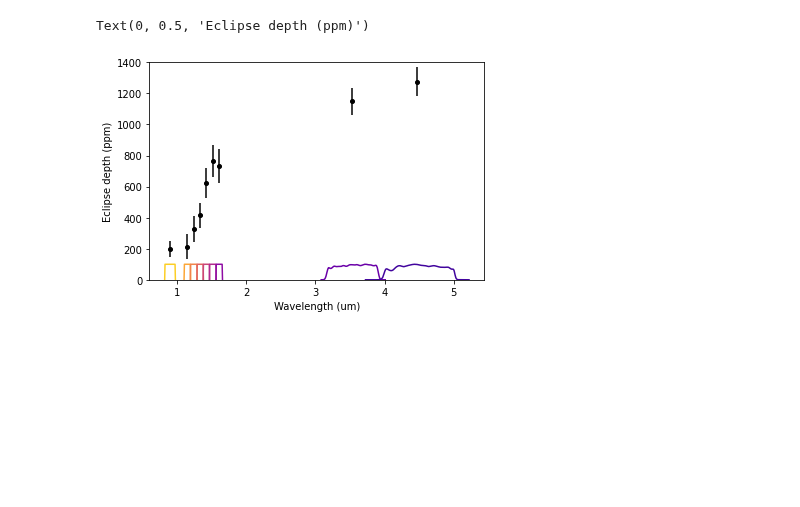
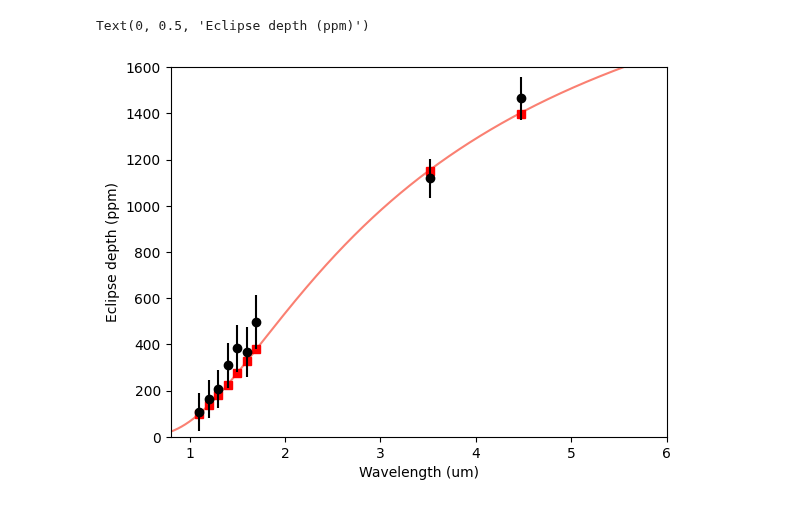
Before and after one commit to pcubillos/pyratbay, a Jupyter notebook: docs/cookbooks/passbands.ipynb, the cells around one changed output. Cells and saved outputs as stored; diff of their text form; code cells hidden in the pictures; blank space fills up the shorter version.

```diff
--- a/docs/cookbooks/passbands.ipynb
+++ b/docs/cookbooks/passbands.ipynb
@@ -174,19 +157,41 @@ spitzer_irac2_sa  4.47     1275.0 +/-  92.0
-# %%
-# Plot the data and passbands:
-nbands = len(bands)
-colors = [plt.cm.plasma_r(0.1 + 0.1*i) for i in range(nbands)]
-bands_wl = [band.wl0 for band in bands]
-
-plt.figure(10)
-plt.clf()
-plt.errorbar(bands_wl, depths/pc.ppm, uncerts/pc.ppm, fmt='ok', ms=4.0)
-for i,band in enumerate(bands):
-    response = band.response / np.amax(band.response) * 100
-    plt.plot(band.wl, response, color=colors[i])
-
-plt.ylim(0, 1400)
-plt.xlabel('Wavelength (um)')
-plt.ylabel('Eclipse depth (ppm)')
-# %% [output]
-Text(0, 0.5, 'Eclipse depth (ppm)')
-[figure, removed]
+# %%
+import pyratbay.io as io
+
+# Say, I have a planet and star with these properties:
+tstar = 6700.0
+tplanet = 2100.0
+rprs = 1.60 * pc.rjup / (1.81 * pc.rsun)
+
+
+# Load passbands and observations info:
+bands, depths, uncerts = io.read_observations('observations.dat')
+band_wl = [band.wl0 for band in bands]
+# Evaluate passbands at given spectral array:
+wl = ps.constant_resolution_spectrum(0.5, 6.0, resolution=1000.0)
+for band in bands:
+    band.set_sampling(wl=wl)
+
+
+# Compute the planet-to-star flux ratios
+bb_star = ps.bbflux(wn=1/(wl*pc.um), teff=tstar)
+bandflux_star = np.array([band.integrate(bb_star) for band in bands])
+
+bb_spectrum = ps.bbflux(wn=1/(wl*pc.um), teff=tplanet)
+bandflux = np.array([band.integrate(bb_spectrum) for band in bands])
+
+flux_ratio = bandflux / bandflux_star * rprs**2.0
+model = bb_spectrum/bb_star * rprs**2
+
+
+plt.figure(10)
+plt.clf()
+plt.plot(wl, model/pc.ppm, color='salmon')
+plt.plot(band_wl, flux_ratio/pc.ppm, 's', color='red')
+plt.errorbar(band_wl, depths/pc.ppm, uncerts/pc.ppm, fmt='ok')
+plt.ylim(0, 1600)
+plt.xlim(0.8, 6.0)
+plt.xlabel('Wavelength (um)')
+plt.ylabel('Eclipse depth (ppm)')
+# %% [output]
+Text(0, 0.5, 'Eclipse depth (ppm)')
+[figure, added]
```
Also changed, not shown: parts of 21 cells of this notebook, 7 other files.
